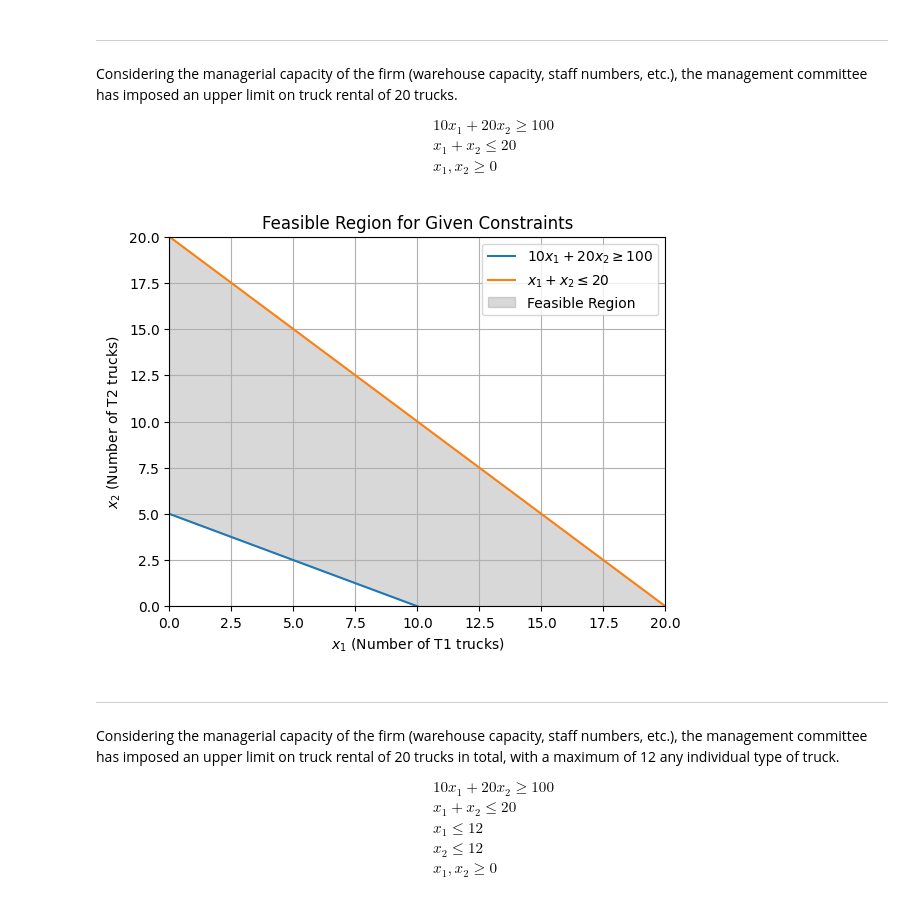
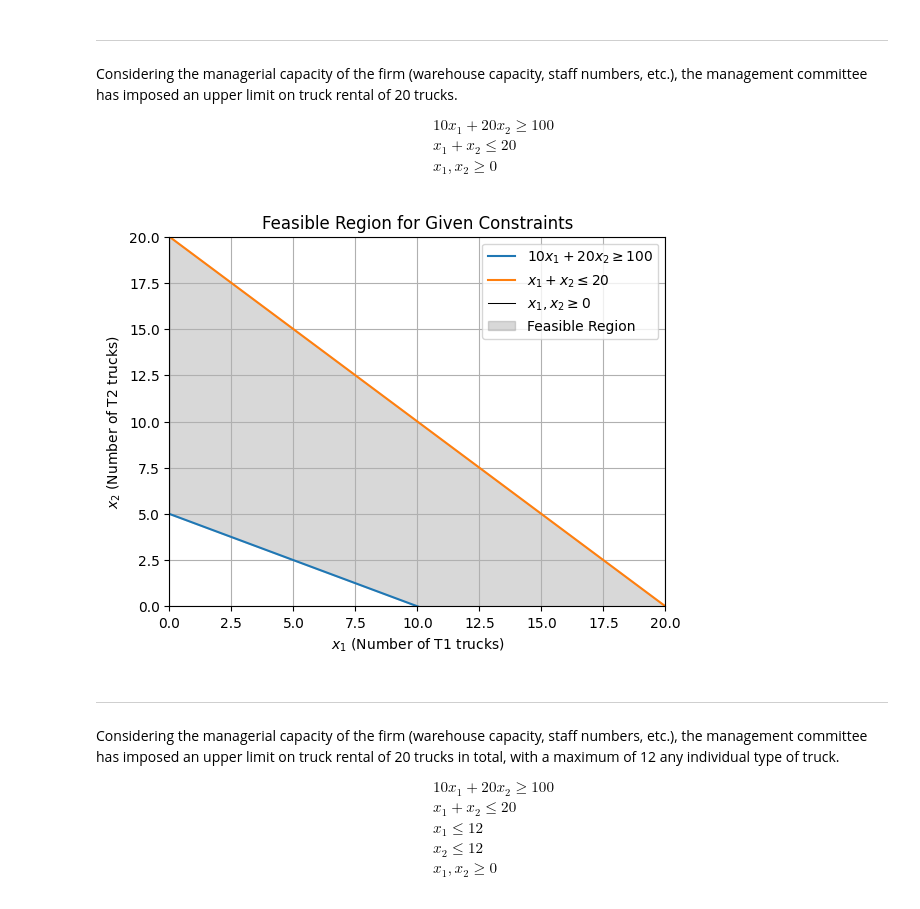
Before and after one commit to anmpahwa/CE5972, a Jupyter notebook: book/content/lecture_05.ipynb, the cells around one changed output. Drawn from its saved outputs; the diff is of its cells as text; code cells hidden in the pictures.

```diff
--- a/book/content/lecture_05.ipynb
+++ b/book/content/lecture_05.ipynb
@@ -127,35 +130,38 @@ import matplotlib.pyplot as plt
 
 # Define constraint coefficients
 a11, a12, b1 = 10, 20, 100  # Coefficients for constraint a11 * x1 + a12 * x2 >= b1
 a21, a22, b2 = 1, 1, 20     # Coefficients for constraint a21 * x1 + a22 * x2 <= b2
+a31, a32, b3 = 1, 0, 0      # Coefficients for constraint a31 * x1 + a32 * x2 >= b3
+a41, a42, b4 = 0, 1, 0      # Coefficients for constraint a41 * x1 + a42 * x2 >= b4
 
 # Define the range of x1 values
 x1 = np.linspace(0, max(b1/a11, b2/a21), 100)
 
 # Calculate x2 values for each constraint
 x2_1 = (b1 - a11 * x1) / a12  # From a11 * x1 + a12 * x2 >= b1
 x2_2 = (b2 - a21 * x1) / a22  # From a21 * x1 + a22 * x2 <= b2
 
 # Plot the constraints
 plt.plot(x1, x2_1, label=fr'${a11}x_1 + {a12}x_2 \geq {b1}$')
 plt.plot(x1, x2_2, label=fr'$x_1 + x_2 \leq {b2}$')
+plt.axvline(x=b2, label=fr'$x_1, x_2 \geq 0$', color='black', linewidth=0.75)
 
 # Fill the feasible region where both constraints are met
-plt.fill_between(x1, x2_1, x2_2, color='grey', alpha=0.3, label="Feasible Region")
+plt.fill_between(x1, np.maximum(x2_1, b4), np.maximum(np.maximum(x2_1, b4), x2_2), where=(x1 >= b3), color='grey', alpha=0.3, label="Feasible Region")
 
 # Set plot attributes
 plt.xlim(0, max(b1/a11, b2/a21))
 plt.ylim(0, max(b1/a12, b2/a22))
 plt.xlabel(r'$x_1$ (Number of T1 trucks)')
 plt.ylabel(r'$x_2$ (Number of T2 trucks)')
 plt.legend()
 plt.title("Feasible Region for Given Constraints")
 plt.grid(True)
 
 # Display the plot
 plt.show()
 # %% [output]
-[figure, old version]
+[figure, new version]
 # %% [markdown]
 
 ---
```
Also changed, not shown: parts of 6 cells of this notebook, 2 other files.
